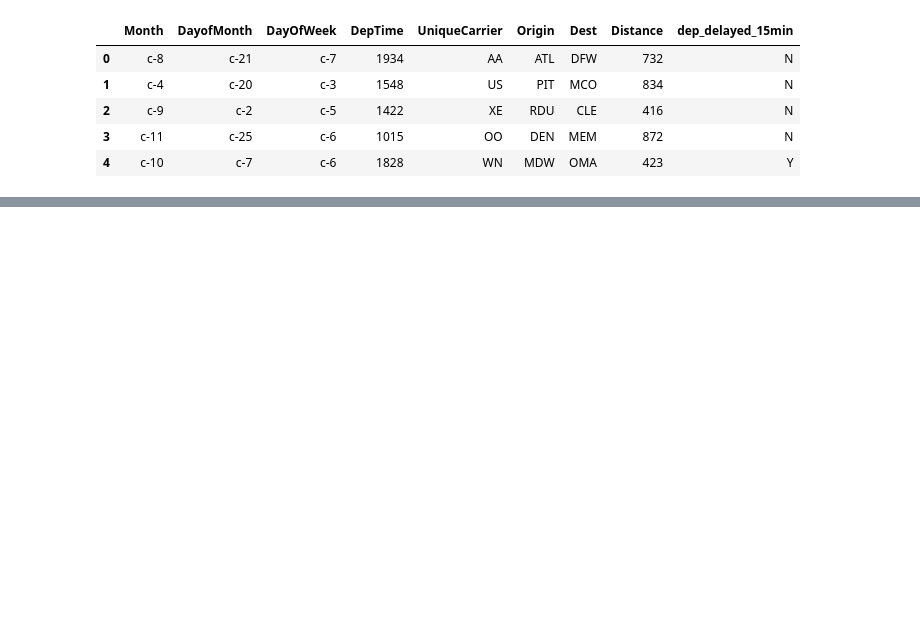
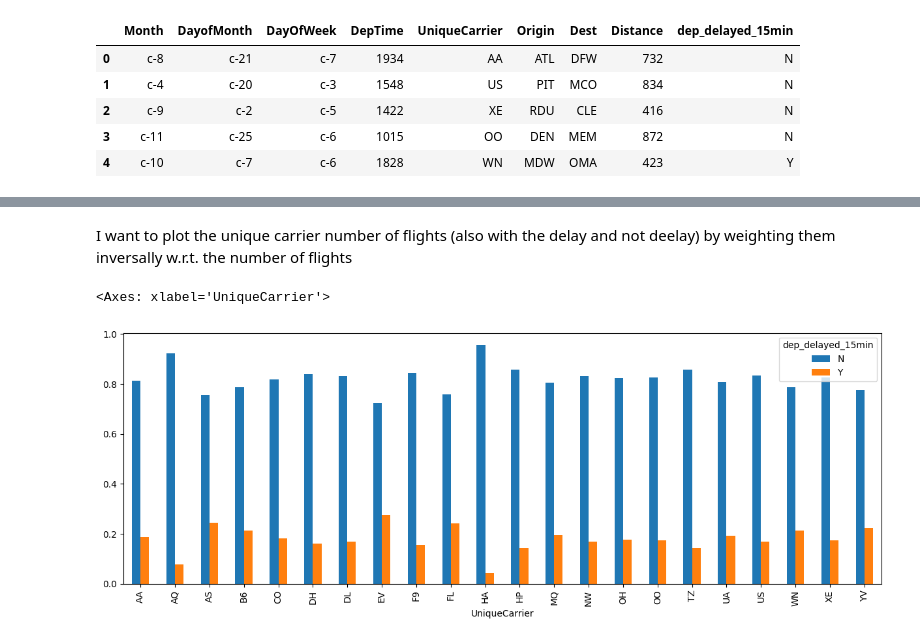
Before and after one commit to MatteoFasulo/BayesianHeartDisease, a Jupyter notebook: notebook.ipynb, the cells around one changed output, grey strips where cells are left out. Saved outputs shown, nothing was run; the diff lists cells and outputs as text; code cells hidden in the pictures; blank space fills up the shorter version.

```diff
--- a/notebook.ipynb
+++ b/notebook.ipynb
@@ -13,0 +121,8 @@ df.head()
+# %% [markdown]
+I want to plot the unique carrier number of flights (also with the delay and not deelay) by weighting them inversally w.r.t. the number of flights
+# %%
+df[['UniqueCarrier', 'dep_delayed_15min']].groupby(
+    'UniqueCarrier').value_counts(normalize=True).unstack().plot(kind='bar', stacked=False, figsize=(15, 5))
+# %% [output]
+<Axes: xlabel='UniqueCarrier'>
+[figure, added]
```
Also changed, not shown: parts of 38 cells of this notebook, 1 other file.
